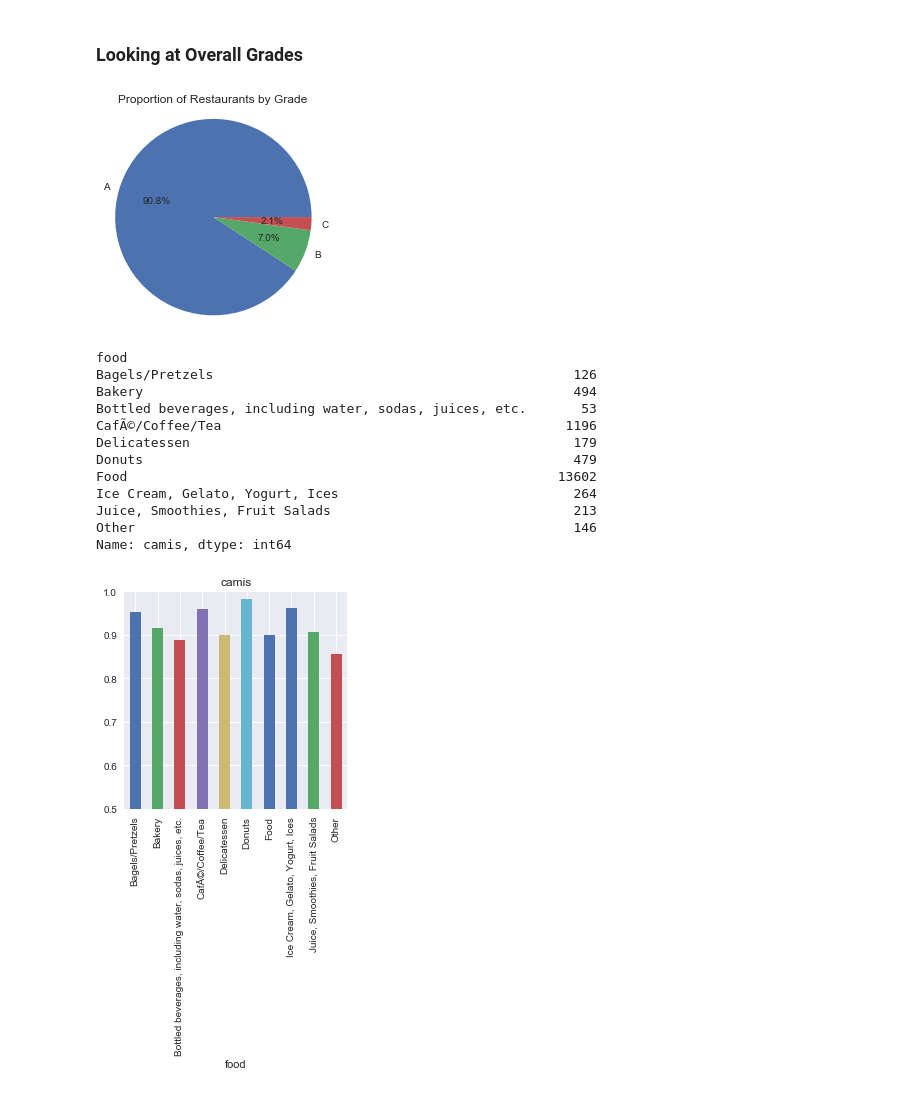
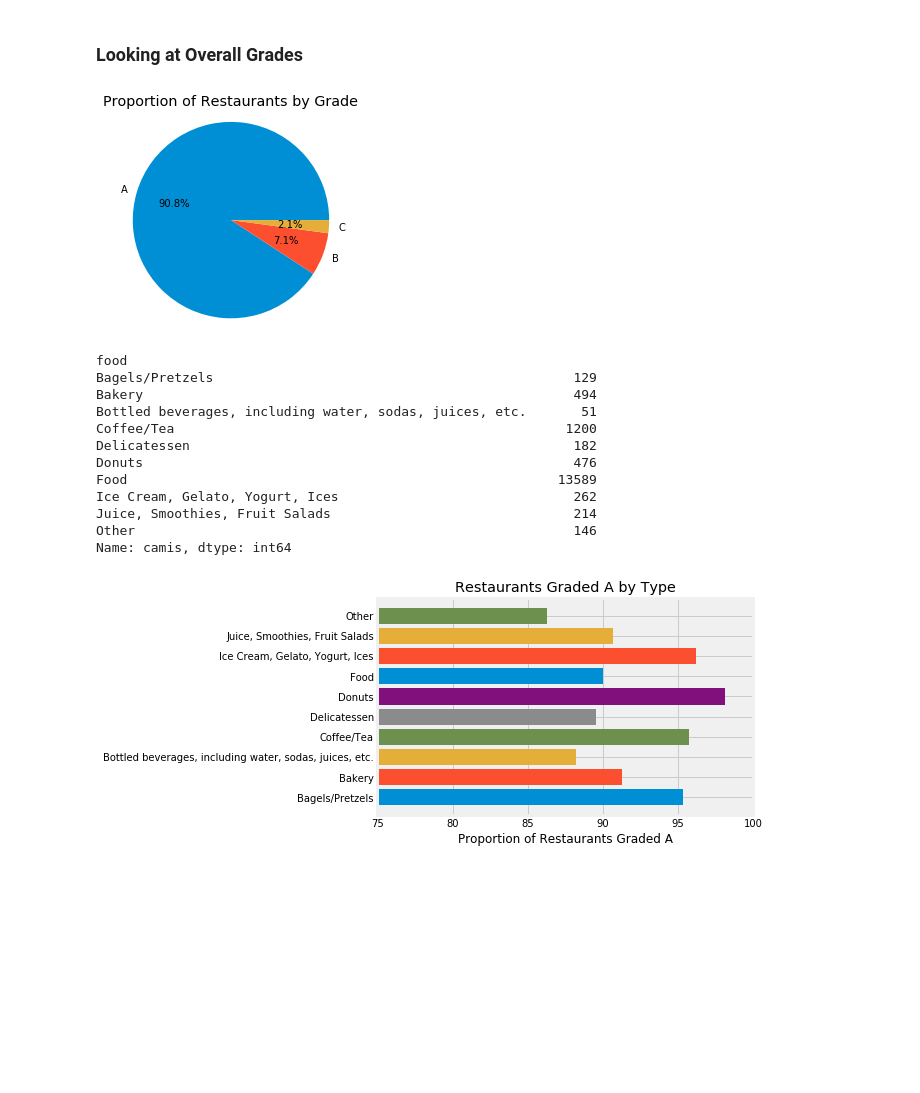
Before and after one commit to imiraoui/NYC-Restaurant-Analysis, a Jupyter notebook: Introductory Visualization.ipynb, the cells around one changed output. Drawn from its saved outputs; the diff is of its cells as text; code cells hidden in the pictures; blank space fills up the shorter version.

```diff
--- a/Introductory Visualization.ipynb
+++ b/Introductory Visualization.ipynb
@@ -10,7 +10,7 @@ import json
 from datetime import *
 from fuzzywuzzy import fuzz
 %matplotlib inline
-plt.style.use('seaborn')
+plt.style.use('fivethirtyeight')
 # %% [markdown]
 # Read the raw data, the data from Yelp, merge them together and clean the variables
 # %%
@@ -25,3 +27,5 @@ df_last_year = df[df["inspection_date_datetime"] > last_year_date].drop_duplicat
 df["inspection_count"] = df["camis"].map(df_last_year["camis"].value_counts())
 df["inspection_count"] = df["inspection_count"].fillna(0)
 df["inspection_count"] = df["inspection_count"].astype(int)
+df = df[df["inspection_count"] != 0]
+df = df[df["inspection_count"] <= 10]
@@ -27,0 +34,7 @@ df["inspection_count"] = df["inspection_count"].astype(int)
+# %%
+df["cuisine_description"] = np.where(df['cuisine_description'] == "CafÃ©/Coffee/Tea", "Coffee/Tea", df["cuisine_description"])
+df["boro"] = np.where(df['boro'] == "BRONX", "Bronx", df["boro"])
+df["boro"] = np.where(df['boro'] == "MANHATTAN", "Manhattan", df["boro"])
+df["boro"] = np.where(df['boro'] == "BROOKLYN", "Broooklyn", df["boro"])
+df["boro"] = np.where(df['boro'] == "QUEENS", "Queens", df["boro"])
+df["boro"] = np.where(df['boro'] == "STATEN ISLAND", "Staten Island", df["boro"])
@@ -162,25 +214,29 @@ plt.show()
 
 #plot1df.plot(kind="pie",legend = False,labels=None,autopct = "%1.1f%%" ,subplots = True, figsize=(4,4),title="Proportion of Restaurants by Grade")
 # %% [output]
-[figure, old version]
+[figure, new version]
 # %%
-plot2df = df_cleaned[df_cleaned["score"] < 14].groupby("food")["camis"].count() / df_cleaned.groupby("food")["camis"].count()
-plot2df.plot(kind="bar", subplots = True, figsize=(4,4),ylim = (0.5,1))
+plot2df = 100*(df_cleaned[df_cleaned["score"] < 14].groupby("food")["camis"].count() / df_cleaned.groupby("food")["camis"].count())
+plt.barh(plot2df.index,plot2df,color=['#008fd5', '#fc4f30', '#e5ae38', '#6d904f', '#8b8b8b', '#810f7c'])
+plt.title("Restaurants Graded A by Type")
+plt.style.use("fivethirtyeight")
+plt.xlim((75,100))
+plt.xlabel("Proportion of Restaurants Graded A")
 df_cleaned.groupby("food")["camis"].count()
 # %% [output]
 food
-Bagels/Pretzels                                              126
+Bagels/Pretzels                                              129
 Bakery                                                       494
-Bottled beverages, including water, sodas, juices, etc.       53
-CafÃ©/Coffee/Tea                                            1196
-Delicatessen                                                 179
-Donuts                                                       479
-Food                                                       13602
-Ice Cream, Gelato, Yogurt, Ices                              264
-Juice, Smoothies, Fruit Salads                               213
+Bottled beverages, including water, sodas, juices, etc.       51
+Coffee/Tea                                                  1200
+Delicatessen                                                 182
+Donuts                                                       476
+Food                                                       13589
+Ice Cream, Gelato, Yogurt, Ices                              262
+Juice, Smoothies, Fruit Salads                               214
 Other                                                        146
 Name: camis, dtype: int64
-[figure, old version]
+[figure, new version]
 # %%
 #Is there any distinction by Borough?
 df_boro = df_cleaned[df_cleaned["boro"] != "Missing"]
```
Also changed, not shown: parts of 21 cells of this notebook, 2 other files.
